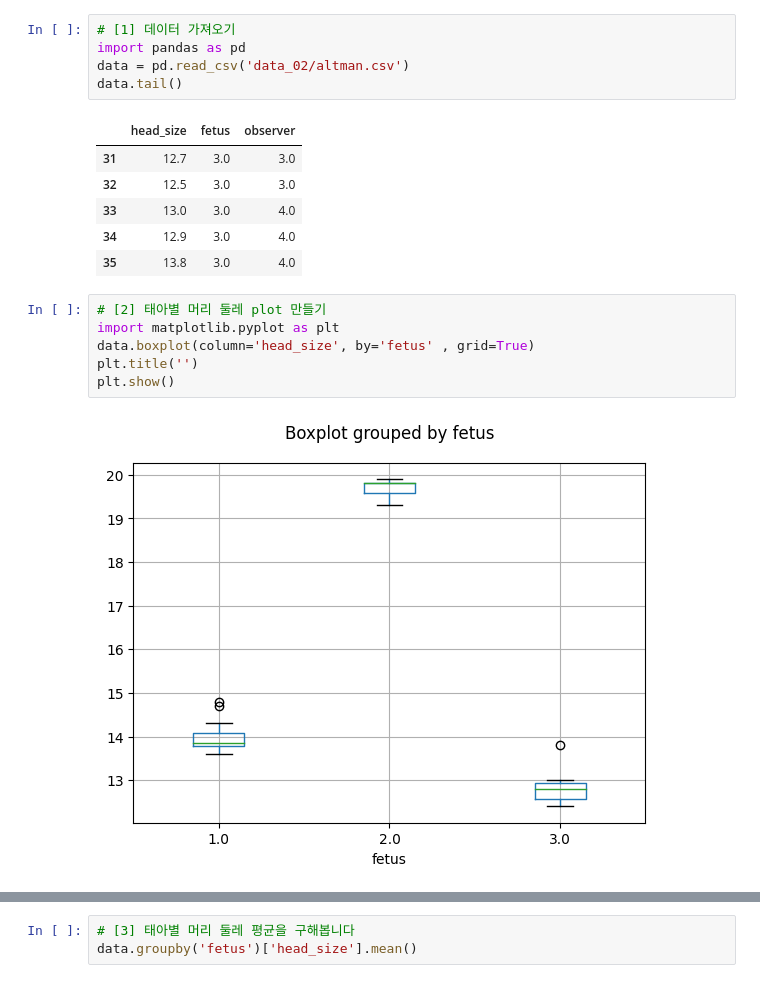
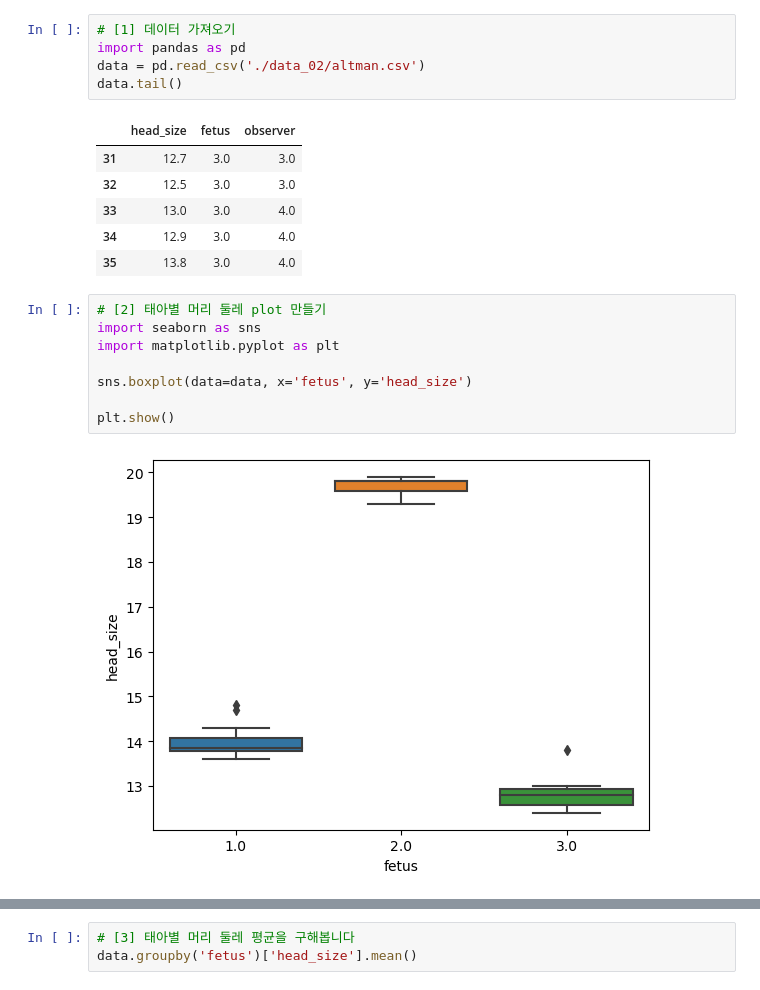
Before and after one commit to steve-park/data-engineering, a Jupyter notebook: 빅분기 실기학습/통계검정/Bigdata_S5_03_모수검정_LAB.ipynb, the cells around one changed output, grey strips where cells are left out. Drawn from its saved outputs; the diff is of its cells as text.

```diff
--- a/빅분기 실기학습/통계검정/Bigdata_S5_03_모수검정_LAB.ipynb
+++ b/빅분기 실기학습/통계검정/Bigdata_S5_03_모수검정_LAB.ipynb
@@ -839,7 +1217,7 @@ from statsmodels.stats.multicomp import pairwise_tukeyhsd
 # %%
 # [1] 데이터 가져오기
 import pandas as pd
-data = pd.read_csv('data_02/altman.csv')
+data = pd.read_csv('./data_02/altman.csv')
 data.tail()
 # %% [output]
 |  | head_size | fetus | observer |
@@ -850,9 +1228,11 @@ data.tail()
 | 35 | 13.8 | 3.0 | 4.0 |
 # %%
 # [2] 태아별 머리 둘레 plot 만들기
+import seaborn as sns
 import matplotlib.pyplot as plt
-data.boxplot(column='head_size', by='fetus' , grid=True)
-plt.title('')
+
+sns.boxplot(data=data, x='fetus', y='head_size')
+
 plt.show()
 # %% [output]
-[figure, old version]
+[figure, new version]
```
Also changed, not shown: parts of 103 cells of this notebook, 3 other files.
